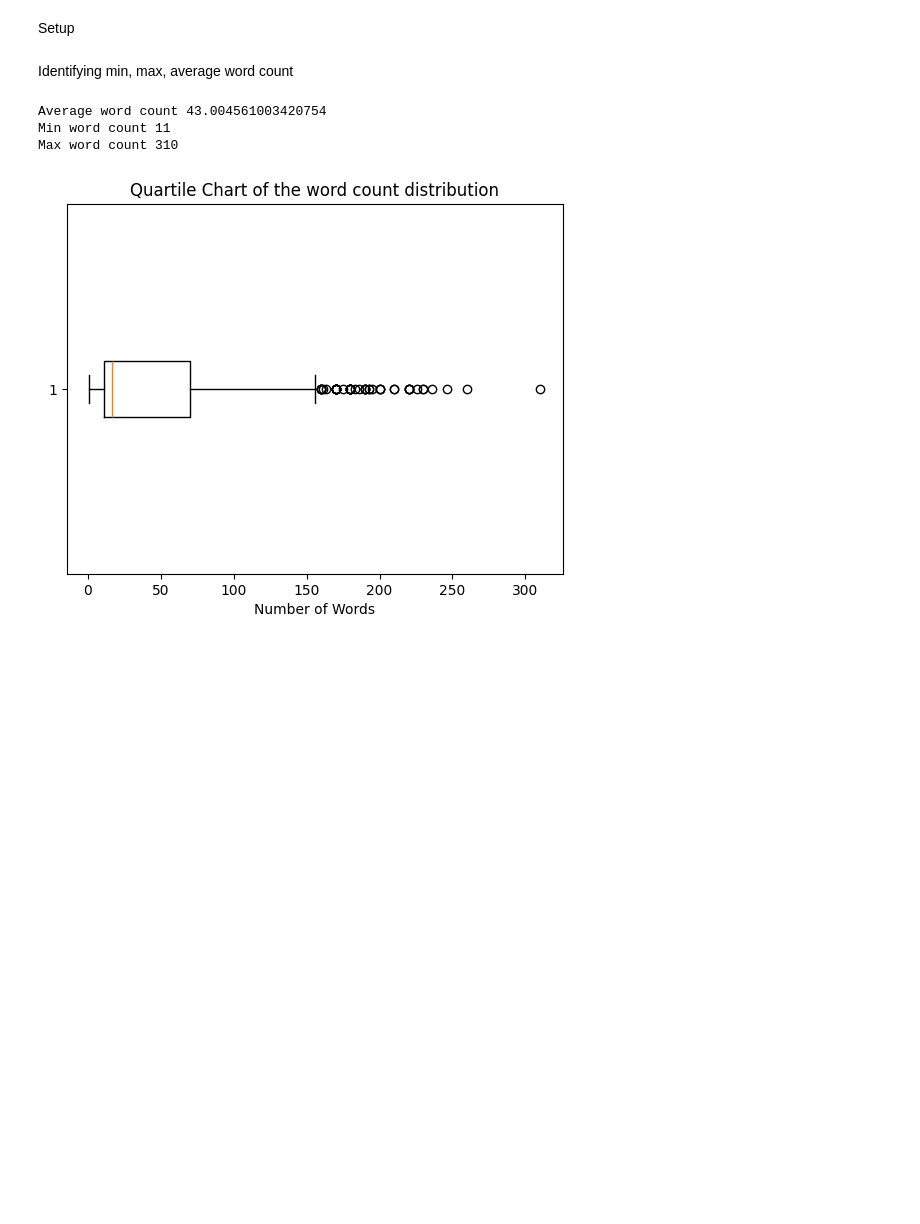
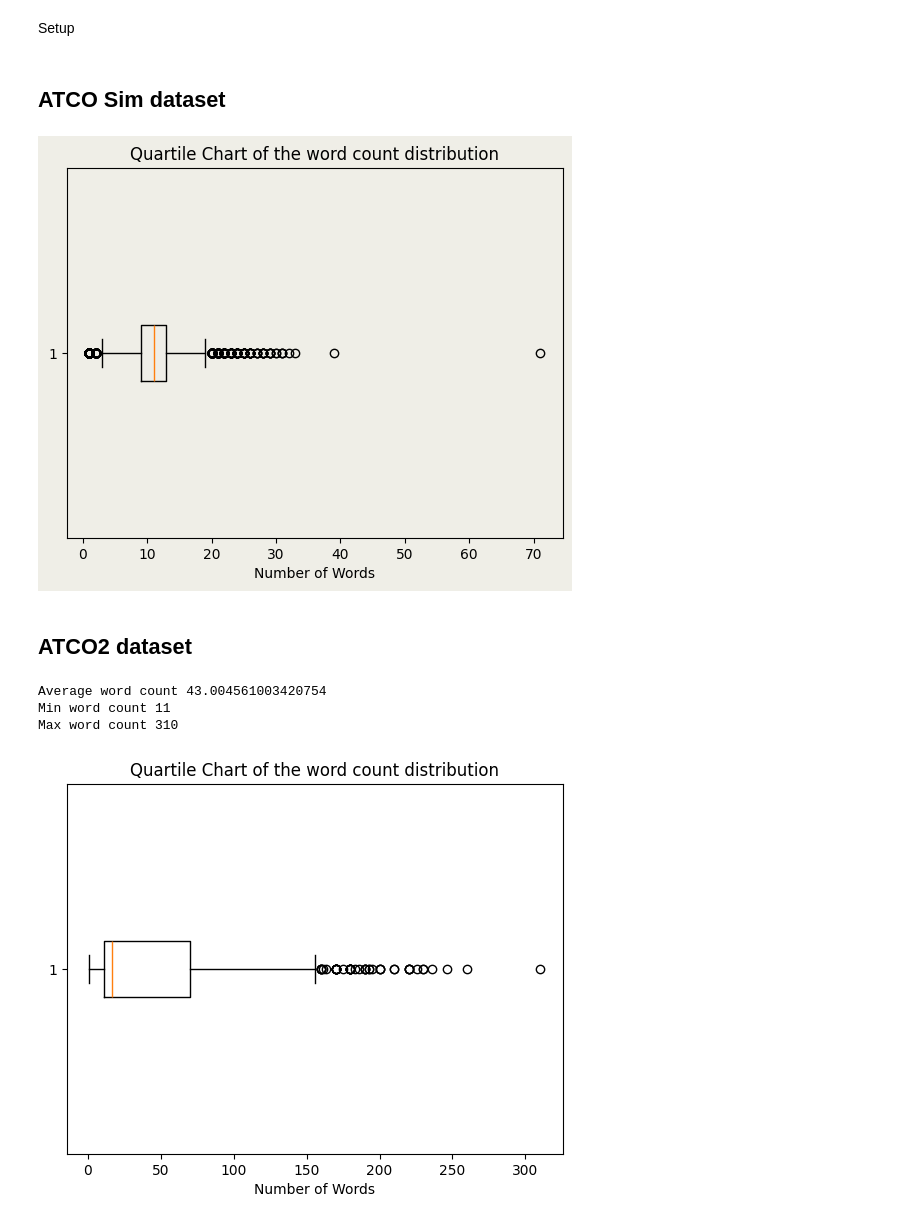
Before and after one commit to rodoggyro/iResearch-2024, a Jupyter notebook: data.ipynb, the cells around one changed output. Cells and saved outputs as stored; diff of their text form; code cells hidden in the pictures; blank space fills up the shorter version.

Commit message:
adds code for analysis of ATCOSIM and getting WER values for models

```diff
--- a/data.ipynb
+++ b/data.ipynb
@@ -10,12 +12,37 @@ from bs4 import BeautifulSoup
 from nltk.tokenize import word_tokenize
 
 os.chdir('DATA')
+# %% [markdown]
+## ATCO Sim dataset
+# %%
+df = load_dataset("Jzuluaga/atcosim_corpus")
+# %%
+wordCounts = []
+
+for i in df['train']['text']:
+    wordCounts.append(len(word_tokenize(i)))
+
+for i in df['test']['text']:
+    wordCounts.append(len(word_tokenize(i)))
+
+averageWordCount = sum(wordCounts) / len(wordCounts)
+minWordCount = min(wordCounts)
+maxWordCount = max(wordCounts)
+
+plt.boxplot(wordCounts, vert=False, notch=False)
+plt.title('Quartile Chart of the word count distribution')
+plt.xlabel('Number of Words')
+plt.rcParams['figure.facecolor'] = 'efeee7'
+plt.rcParams['axes.facecolor'] = 'efeee7'
+plt.show()
+# %% [output]
+[figure, added]
+# %% [markdown]
+## ATCO2 dataset
 # %%
 infoFiles = [f for f in os.listdir() if f.endswith('.info')]
 audioFiles = [f for f in os.listdir() if f.endswith('.wav')]
 xmlFiles = [f for f in os.listdir() if f.endswith('.xml')]
-# %% [markdown]
-Identifying min, max, average word count
 # %%
 total = 0
 numText = 0
```
Also changed, not shown: parts of 1 cell of this notebook, 5 other files.
